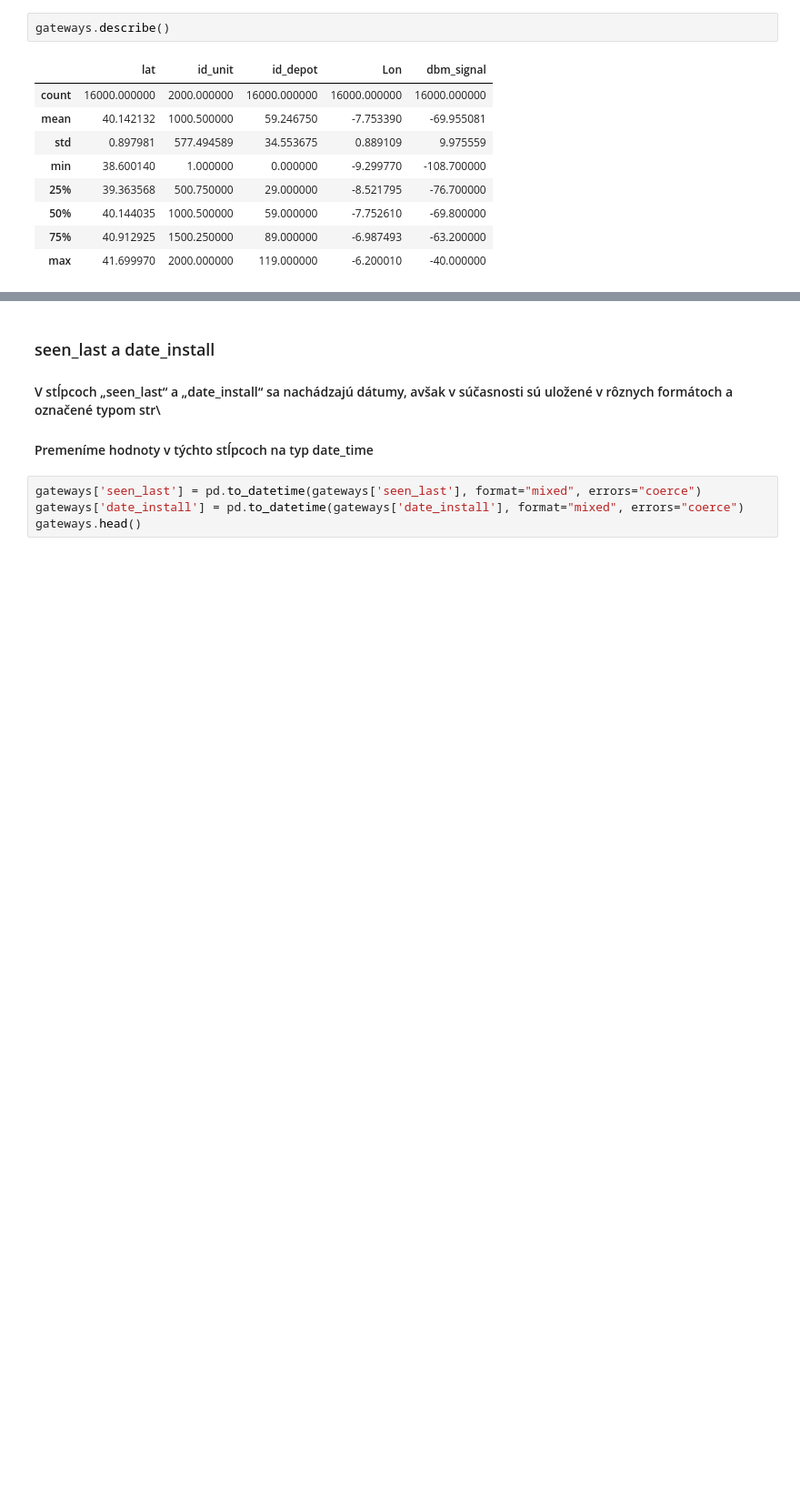
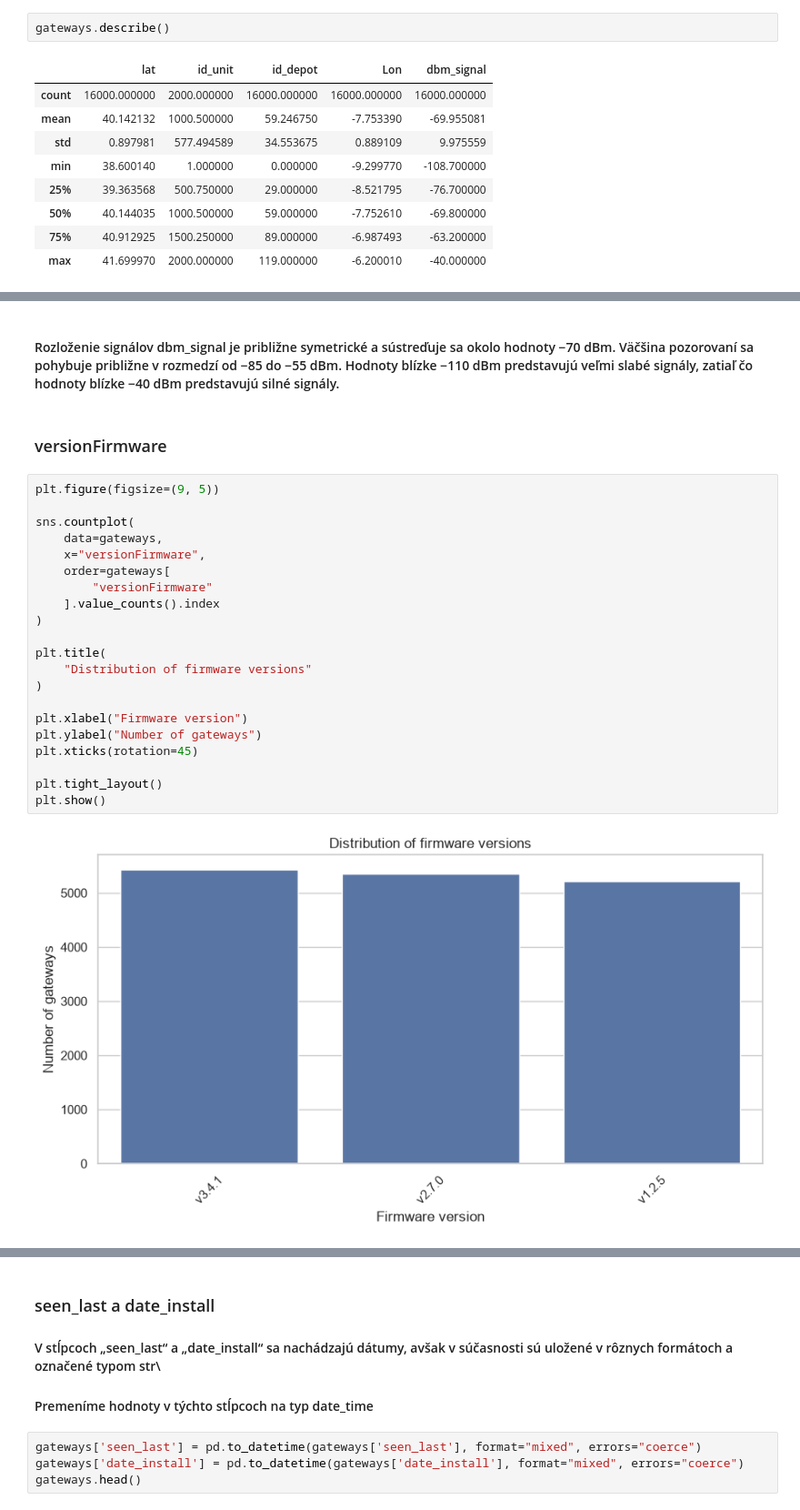
Before and after one commit to NovAndrii/IAU_project, a Jupyter notebook: prjct.ipynb, the cells around one changed output, grey strips where cells are left out. Shown at 91% size. Drawn from its saved outputs; the diff is of its cells as text; blank space fills up the shorter version.

```diff
--- a/prjct.ipynb
+++ b/prjct.ipynb
@@ -142,0 +280,27 @@ gateways.describe()
+# %% [markdown]
+#### Rozloženie signálov dbm_signal je približne symetrické a sústreďuje sa okolo hodnoty −70 dBm. Väčšina pozorovaní sa pohybuje približne v rozmedzí od −85 do −55 dBm. Hodnoty blízke −110 dBm predstavujú veľmi slabé signály, zatiaľ čo hodnoty blízke −40 dBm predstavujú silné signály.
+# %% [markdown]
+### versionFirmware
+# %%
+plt.figure(figsize=(9, 5))
+
+sns.countplot(
+    data=gateways,
+    x="versionFirmware",
+    order=gateways[
+        "versionFirmware"
+    ].value_counts().index
+)
+
+plt.title(
+    "Distribution of firmware versions"
+)
+
+plt.xlabel("Firmware version")
+plt.ylabel("Number of gateways")
+plt.xticks(rotation=45)
+
+plt.tight_layout()
+plt.show()
+# %% [output]
+[figure, added]
```
Also changed, not shown: parts of 33 cells of this notebook.
